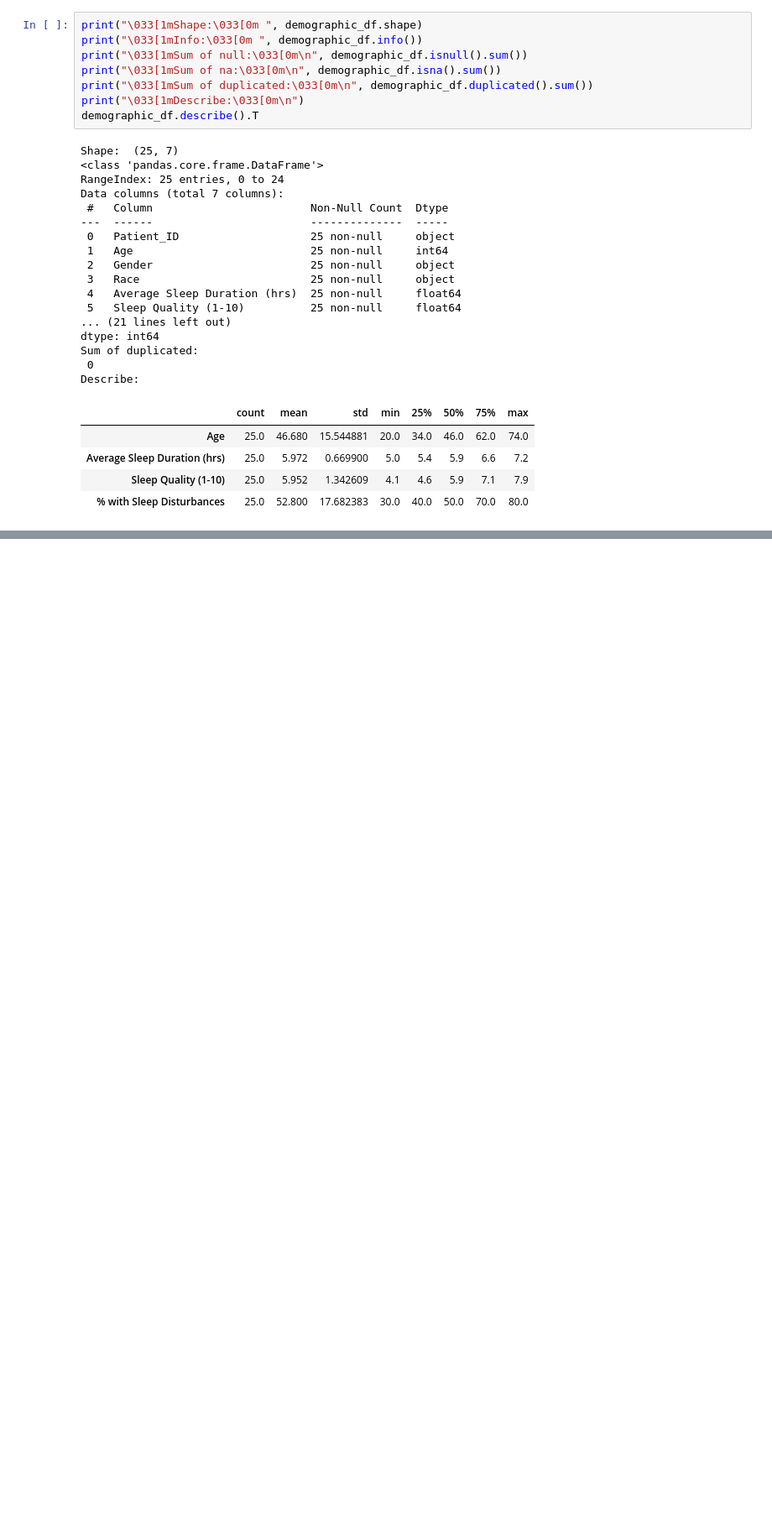
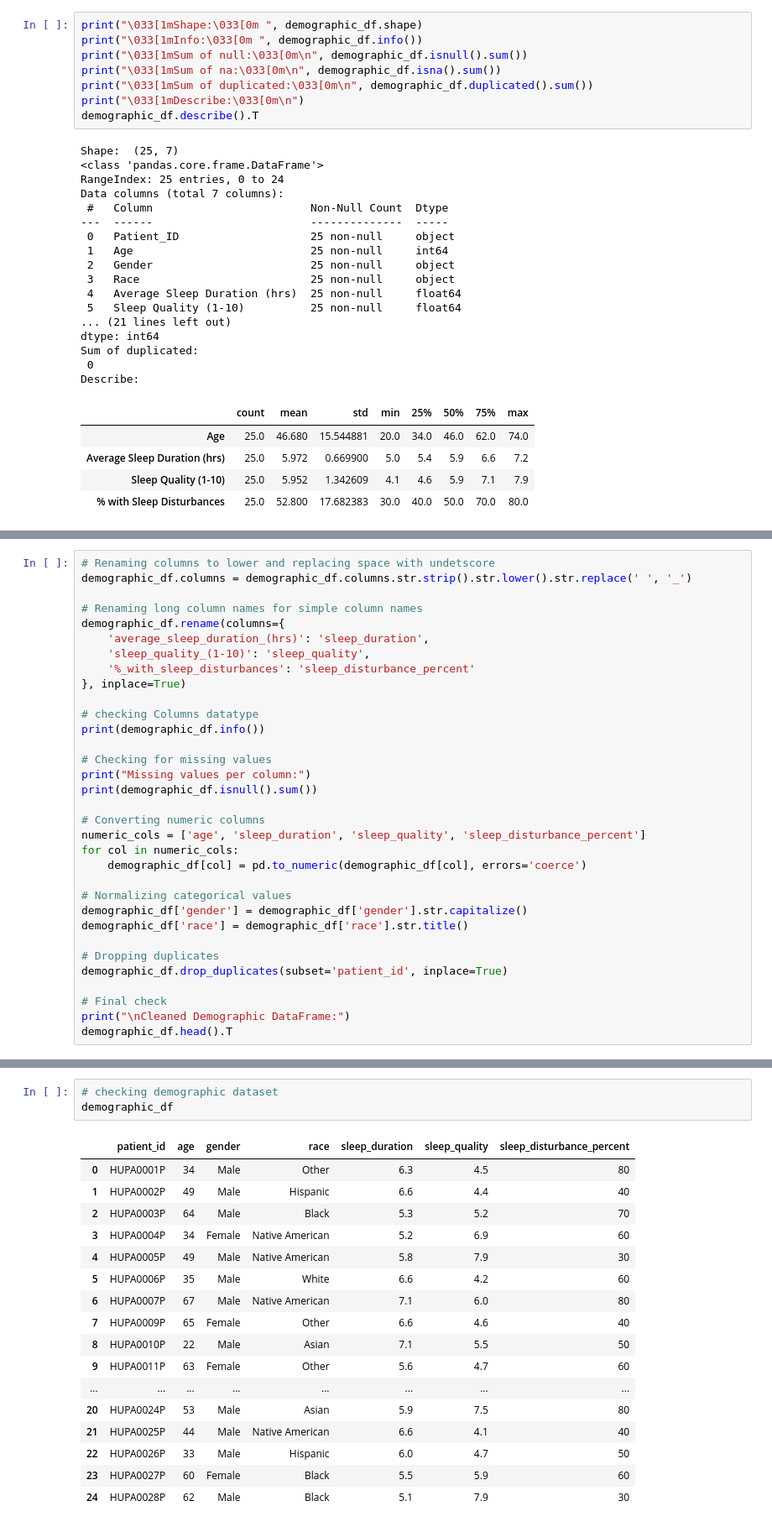
Before and after one commit to samhimbin/Team12_Pytesters_PythonHackathon_August25, a Jupyter notebook: Team12_Pytesters_1.DataCleaning.ipynb, the cells around one changed output, grey strips where cells are left out. Shown: that part at 84% size. Saved outputs shown, nothing was run; the diff lists cells and outputs as text; blank space fills up the shorter version.

Commit message:
Demographic datacleanup update

```diff
--- a/Team12_Pytesters_1.DataCleaning.ipynb
+++ b/Team12_Pytesters_1.DataCleaning.ipynb
@@ -160,0 +174,33 @@ Describe:
+# %%
+# Renaming columns to lower and replacing space with undetscore
+demographic_df.columns = demographic_df.columns.str.strip().str.lower().str.replace(' ', '_')
+
+# Renaming long column names for simple column names
+demographic_df.rename(columns={
+    'average_sleep_duration_(hrs)': 'sleep_duration',
+    'sleep_quality_(1-10)': 'sleep_quality',
+    '%_with_sleep_disturbances': 'sleep_disturbance_percent'
+}, inplace=True)
+
+# checking Columns datatype
+print(demographic_df.info())
+
+# Checking for missing values
+print("Missing values per column:")
+print(demographic_df.isnull().sum())
+
+# Converting numeric columns
+numeric_cols = ['age', 'sleep_duration', 'sleep_quality', 'sleep_disturbance_percent']
+for col in numeric_cols:
+    demographic_df[col] = pd.to_numeric(demographic_df[col], errors='coerce')
+
+# Normalizing categorical values
+demographic_df['gender'] = demographic_df['gender'].str.capitalize()
+demographic_df['race'] = demographic_df['race'].str.title()
+
+# Dropping duplicates
+demographic_df.drop_duplicates(subset='patient_id', inplace=True)
+
+# Final check
+print("\nCleaned Demographic DataFrame:")
+demographic_df.head().T
@@ -160,0 +254,21 @@ Describe:
+# %%
+# checking demographic dataset
+demographic_df
+# %% [output]
+|  | patient_id | age | gender | race | sleep_duration | sleep_quality | sleep_disturbance_percent |
+| 0 | HUPA0001P | 34 | Male | Other | 6.3 | 4.5 | 80 |
+| 1 | HUPA0002P | 49 | Male | Hispanic | 6.6 | 4.4 | 40 |
+| 2 | HUPA0003P | 64 | Male | Black | 5.3 | 5.2 | 70 |
+| 3 | HUPA0004P | 34 | Female | Native American | 5.2 | 6.9 | 60 |
+| 4 | HUPA0005P | 49 | Male | Native American | 5.8 | 7.9 | 30 |
+| 5 | HUPA0006P | 35 | Male | White | 6.6 | 4.2 | 60 |
+| 6 | HUPA0007P | 67 | Male | Native American | 7.1 | 6.0 | 80 |
+| 7 | HUPA0009P | 65 | Female | Other | 6.6 | 4.6 | 40 |
+| 8 | HUPA0010P | 22 | Male | Asian | 7.1 | 5.5 | 50 |
+| 9 | HUPA0011P | 63 | Female | Other | 5.6 | 4.7 | 60 |
+| ... | ... | ... | ... | ... | ... | ... | ... |
+| 20 | HUPA0024P | 53 | Male | Asian | 5.9 | 7.5 | 80 |
+| 21 | HUPA0025P | 44 | Male | Native American | 6.6 | 4.1 | 40 |
+| 22 | HUPA0026P | 33 | Male | Hispanic | 6.0 | 4.7 | 50 |
+| 23 | HUPA0027P | 60 | Female | Black | 5.5 | 5.9 | 60 |
+| 24 | HUPA0028P | 62 | Male | Black | 5.1 | 7.9 | 30 |
```
Also changed, not shown: parts of 7 cells of this notebook.
